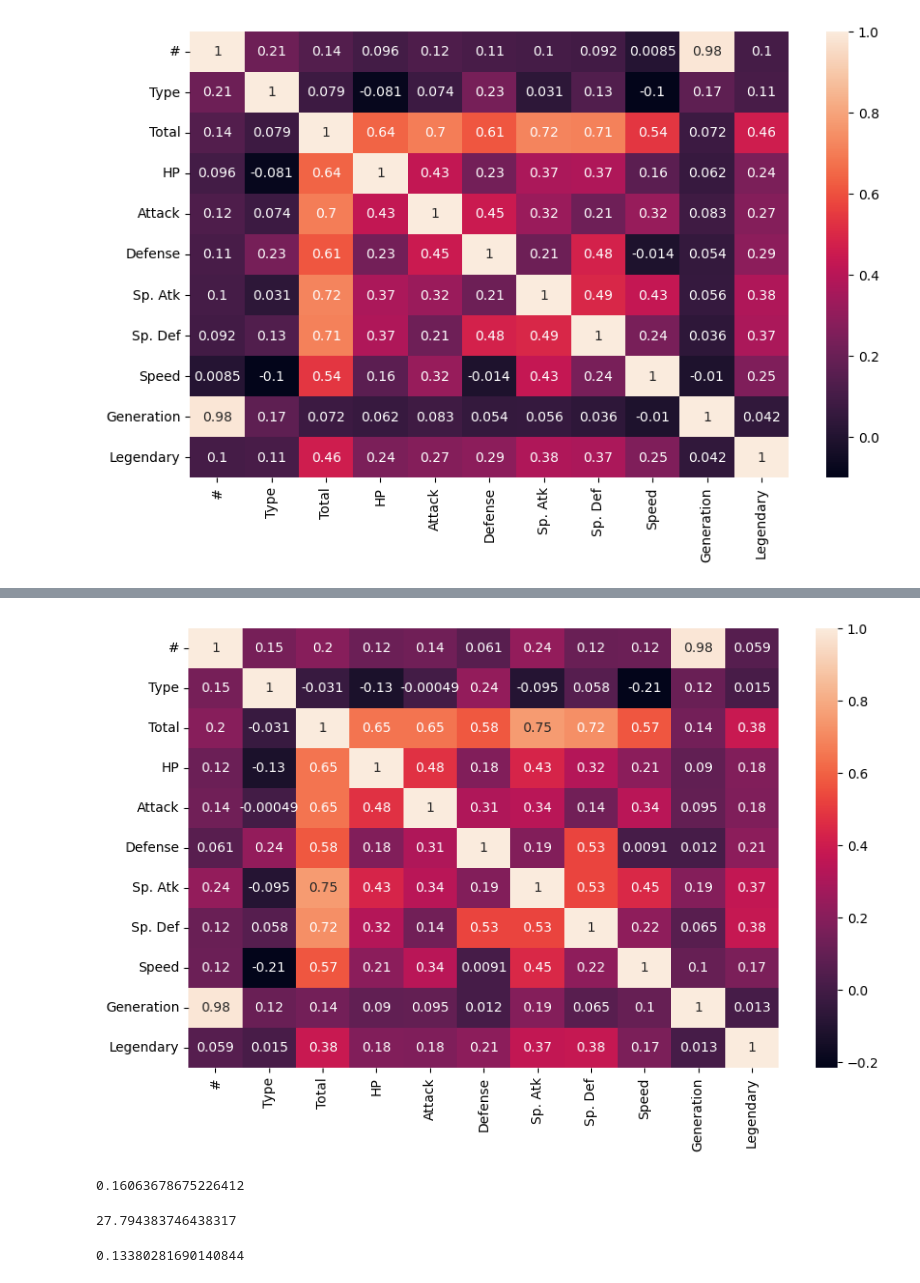
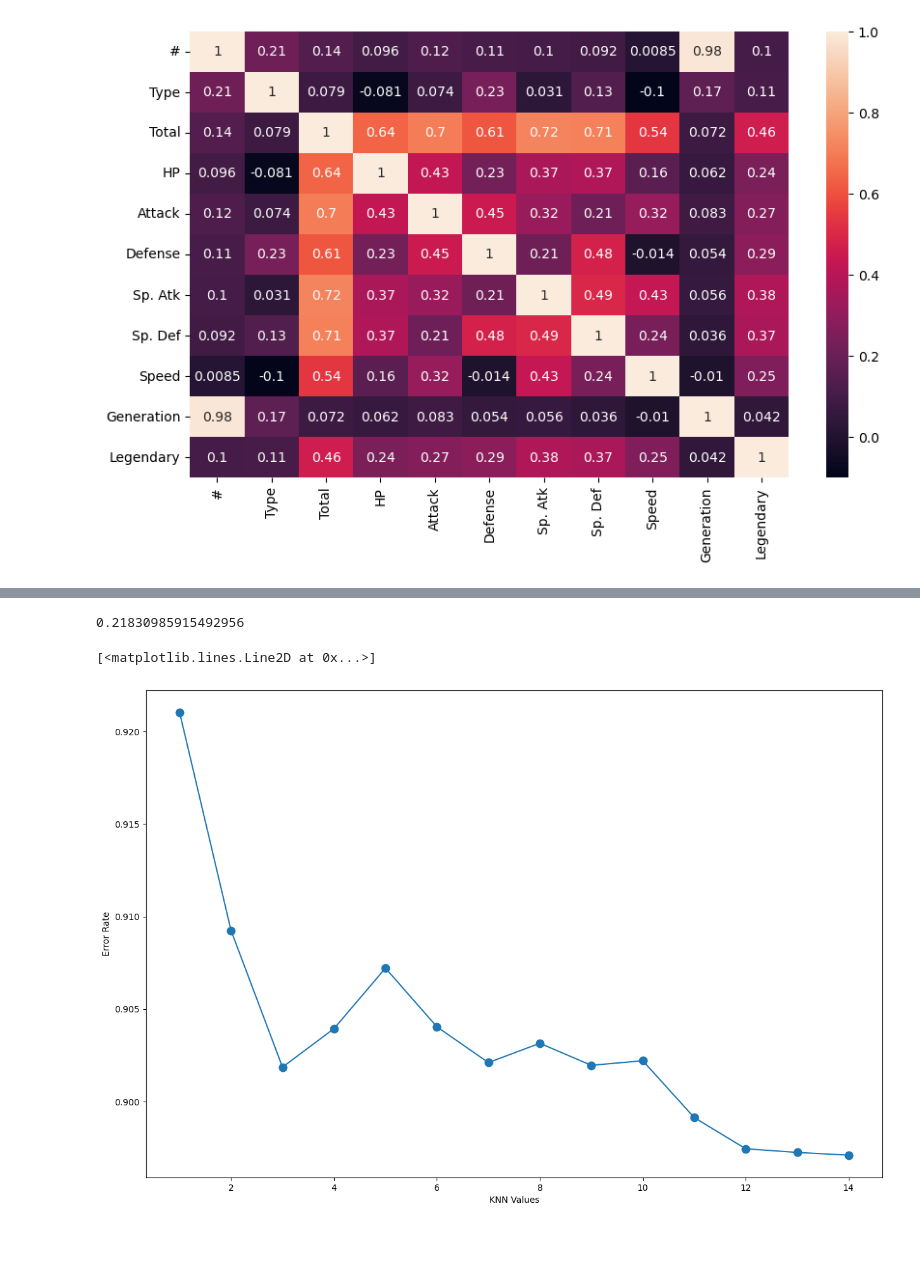
Before and after one commit to adriancabalo/CCIC_DS1, a Jupyter notebook: Final Project DS2.ipynb, the cells around one changed output, grey strips where cells are left out. Cells and saved outputs as stored; diff of their text form; code cells hidden in the pictures; blank space fills up the shorter version.

```diff
--- a/Final Project DS2.ipynb
+++ b/Final Project DS2.ipynb
@@ -131,0 +161,19 @@ plt.show()
+# %%
+
+#Main split
+
+###############
+
+from sklearn.model_selection import train_test_split
+
+x = df.drop("Type",axis=1)
+y = df[["Type"]]
+
+x_train,x_test,y_train,y_test = train_test_split(x,y,test_size=0.2,random_state=1)
+
+x_test = x_test.reset_index()
+x_train = x_train.reset_index()
+###############
+
+
+#2nd split
@@ -132,17 +194,2 @@ plt.show()
 # %%
-plt.figure(figsize=(10,6))
-sns.heatmap(test.corr(),annot=True)
-plt.show()
+# sns.scatterplot(data=df, x="Attack", y="Type", hue="waterTypes")
-# %% [output]
-[figure, removed]
-# %%
-from sklearn import linear_model
-from sklearn.metrics import mean_squared_error
-
-regr = linear_model.LinearRegression()
-
-regr.fit(x_train,y_train)
-
-print(regr.score(x_train,y_train))
-# %% [output]
-0.16063678675226412
@@ -151,6 +195,0 @@ prediction = regr.predict(x_test)
-# %%
-mean_squared_error(y_test,prediction)
-
-# Freaking bad dood
-# %% [output]
-27.794383746438317
@@ -164,13 +196,29 @@ x_train,x_test,y_train,y_test = train_test_split(x,y,test_size=0.2,random_state=
 # %%
 from sklearn.neighbors import KNeighborsClassifier
 
-knn = KNeighborsClassifier(n_neighbors=12)
+knn = KNeighborsClassifier(n_neighbors=13)
 
 knn.fit(x_train,y_train)
 
 print(knn.score(x_test,y_test))
 # %% [output]
-0.13380281690140844
+0.21830985915492956
+# %%
+error_rate = []
+
+for i in range(1,15):
+    knn = KNeighborsClassifier(n_neighbors=i)
+    knn.fit(x_train, y_train)
+    pred = knn.predict(x_test)
+    error_rate.append(np.mean(pred != y_test))
+
+plt.figure(figsize=(15,10))
+plt.xlabel("KNN Values")
+plt.ylabel("Error Rate")
+plt.plot(range(1,15),error_rate, marker='o', markersize=9)
+# %% [output]
+[<matplotlib.lines.Line2D at 0x...>]
+[figure, added]
 # %%
 predicted = knn.predict(x_test)
 # %%
```
Also changed, not shown: parts of 36 cells of this notebook.
